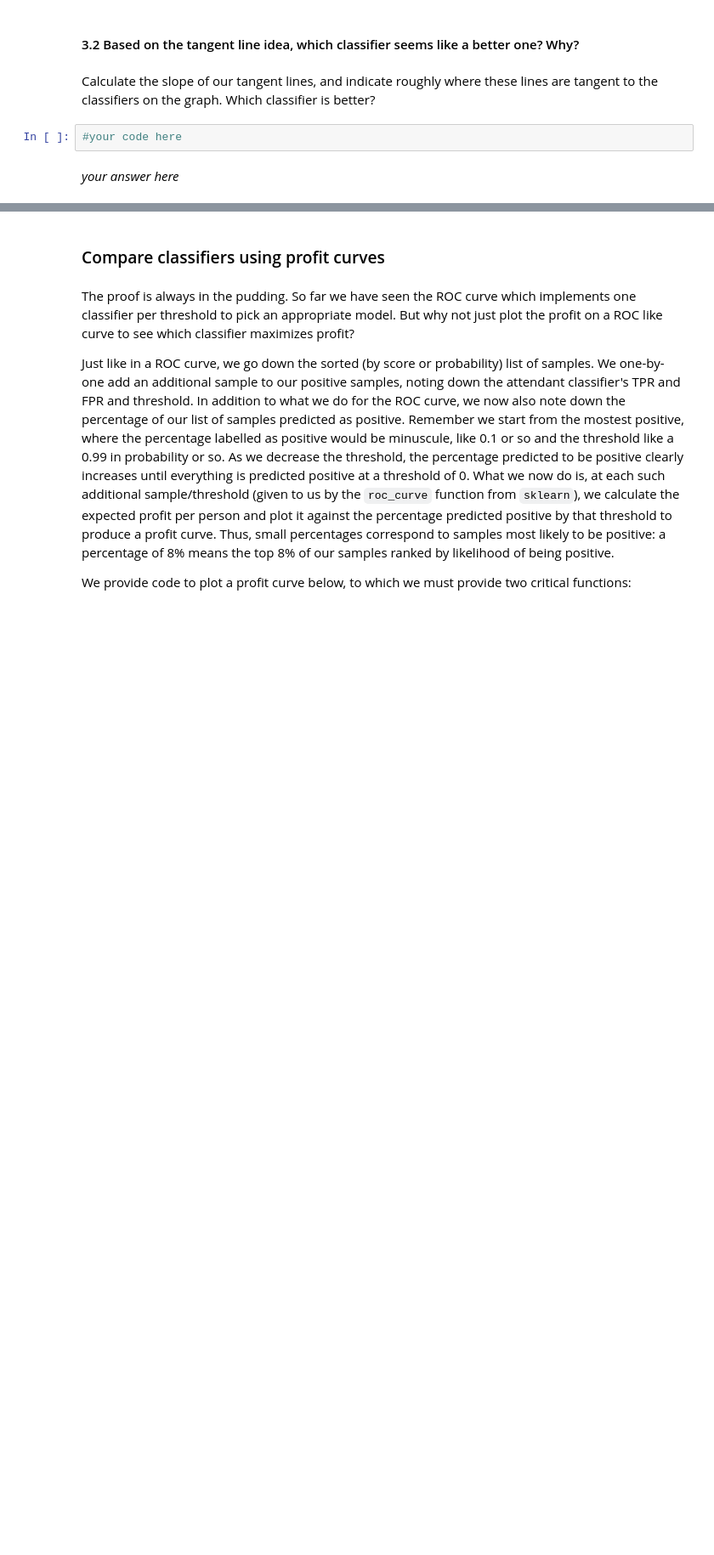
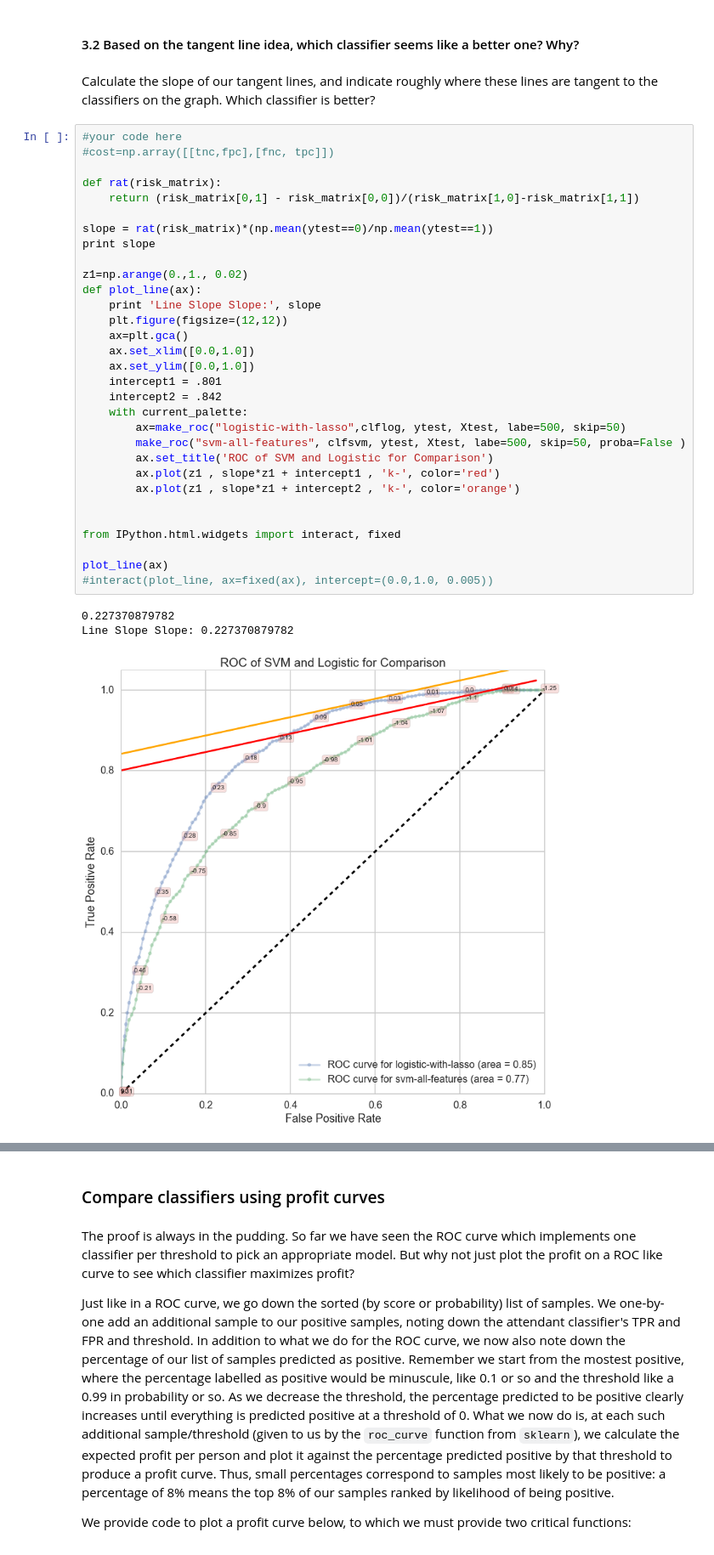
Before and after one commit to albergo08/classhomework-2015, a Jupyter notebook: hw3.ipynb, the cells around one changed output, grey strips where cells are left out. Shown at 85% size. Saved outputs shown, nothing was run; the diff lists cells and outputs as text; blank space fills up the shorter version.

```diff
--- a/hw3.ipynb
+++ b/hw3.ipynb
@@ -918,7 +965,38 @@ Further Reading: The book (online on Safari at Harvard) Provost, Foster, and Tom
 #### 3.2 Based on the tangent line idea, which classifier seems like a better one? Why?
 # %% [markdown]
 Calculate the slope of our tangent lines, and indicate roughly where these lines are tangent to the classifiers on the graph. Which classifier is better?
-# %%
-#your code here
-# %% [markdown]
-*your answer here*
+# %%
+#your code here
+#cost=np.array([[tnc,fpc],[fnc, tpc]])
+
+def rat(risk_matrix):
+    return (risk_matrix[0,1] - risk_matrix[0,0])/(risk_matrix[1,0]-risk_matrix[1,1])
+
+slope = rat(risk_matrix)*(np.mean(ytest==0)/np.mean(ytest==1))
+print slope
+
+z1=np.arange(0.,1., 0.02)
+def plot_line(ax):
+    print 'Line Slope Slope:', slope
+    plt.figure(figsize=(12,12))
+    ax=plt.gca()
+    ax.set_xlim([0.0,1.0])
+    ax.set_ylim([0.0,1.0])
+    intercept1 = .801
+    intercept2 = .842
+    with current_palette:
+        ax=make_roc("logistic-with-lasso",clflog, ytest, Xtest, labe=500, skip=50)
+        make_roc("svm-all-features", clfsvm, ytest, Xtest, labe=500, skip=50, proba=False )
+        ax.set_title('ROC of SVM and Logistic for Comparison')
+        ax.plot(z1 , slope*z1 + intercept1 , 'k-', color='red')
+        ax.plot(z1 , slope*z1 + intercept2 , 'k-', color='orange')
+
+
+from IPython.html.widgets import interact, fixed
+
+plot_line(ax)
+#interact(plot_line, ax=fixed(ax), intercept=(0.0,1.0, 0.005))
+# %% [output]
+0.227370879782
+Line Slope Slope: 0.227370879782
+[figure, added]
```
Also changed, not shown: parts of 64 cells of this notebook, 1 other file.
